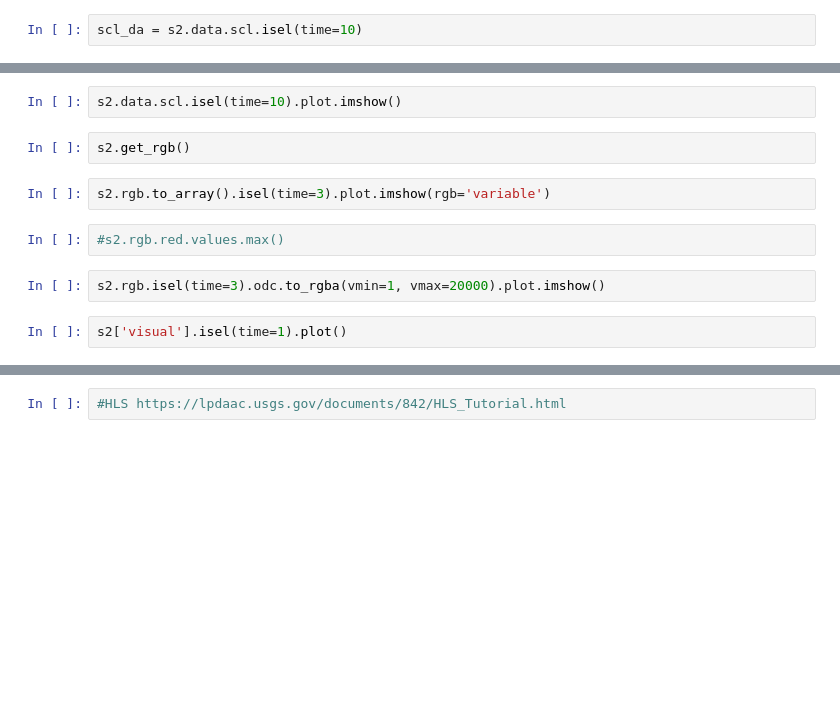
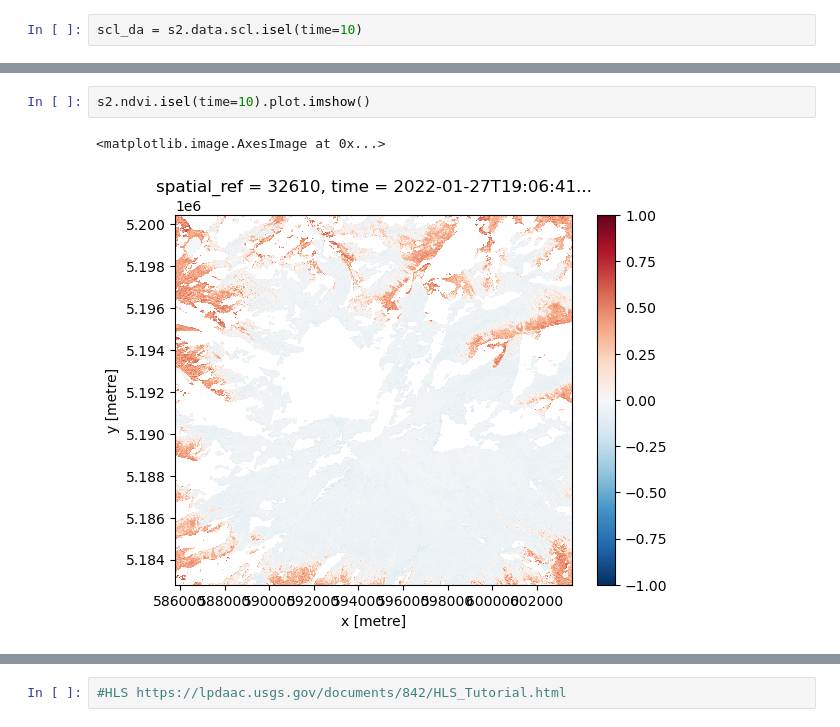
Before and after one commit to egagli/easysnowdata, a Jupyter notebook: docs/examples/remote_sensing_examples.ipynb, the cells around one changed output, grey strips where cells are left out. Cells and saved outputs as stored; diff of their text form; blank space fills up the shorter version.

```diff
--- a/docs/examples/remote_sensing_examples.ipynb
+++ b/docs/examples/remote_sensing_examples.ipynb
@@ -452,15 +301,8 @@ s2.ndsi.isel(time=10).plot.imshow()
 # %%
-s2.data.scl.isel(time=10).plot.imshow()
+s2.ndvi.isel(time=10).plot.imshow()
+# %% [output]
+<matplotlib.image.AxesImage at 0x...>
+[figure, added]
-# %%
-s2.get_rgb()
-# %%
-s2.rgb.to_array().isel(time=3).plot.imshow(rgb='variable')
-# %%
-#s2.rgb.red.values.max()
-# %%
-s2.rgb.isel(time=3).odc.to_rgba(vmin=1, vmax=20000).plot.imshow()
-# %%
-s2['visual'].isel(time=1).plot()
 # %%
 fig = s2.metadata.plot(
     "s2:mgrs_tile",
```
Also changed, not shown: parts of 23 cells of this notebook.
